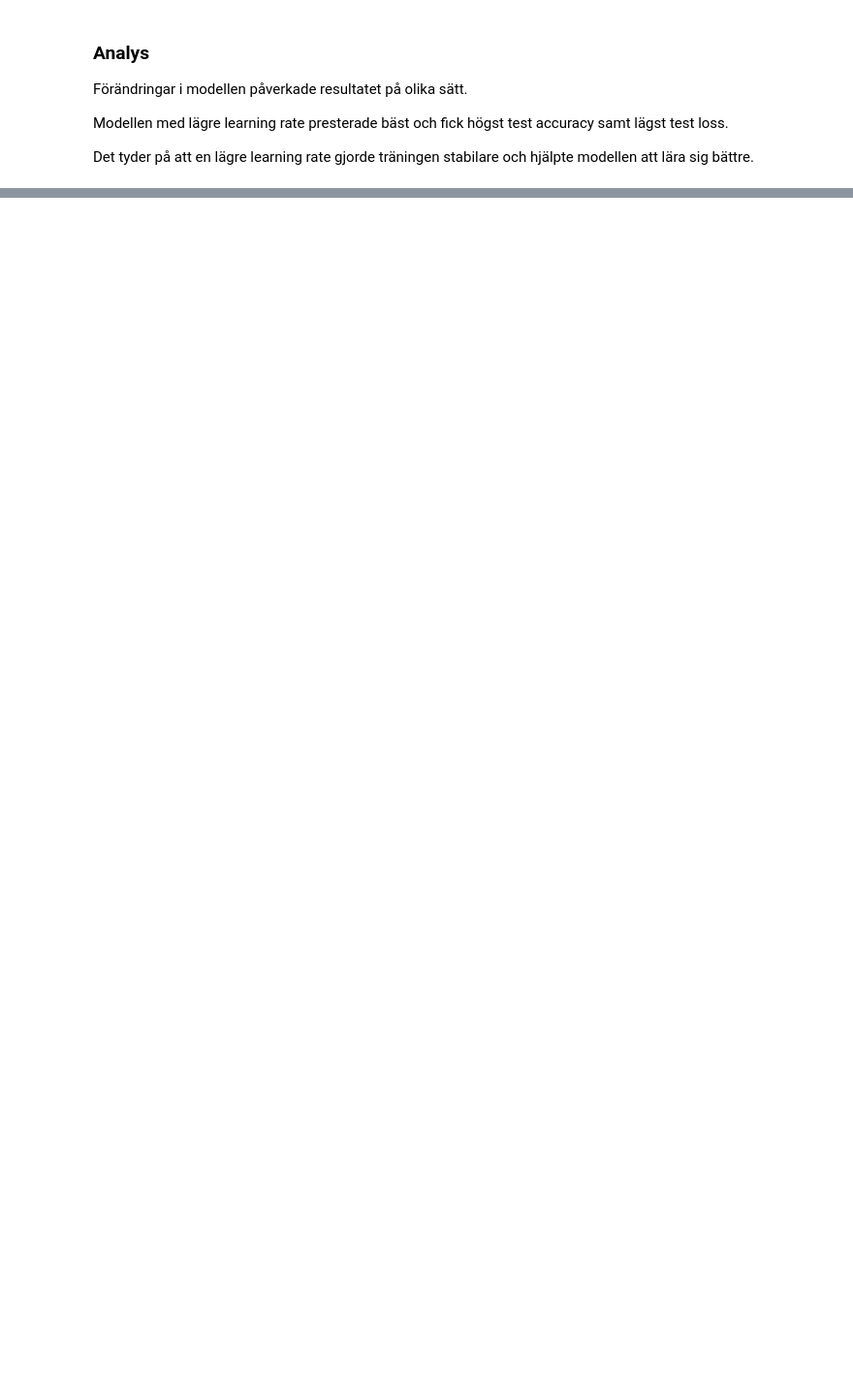
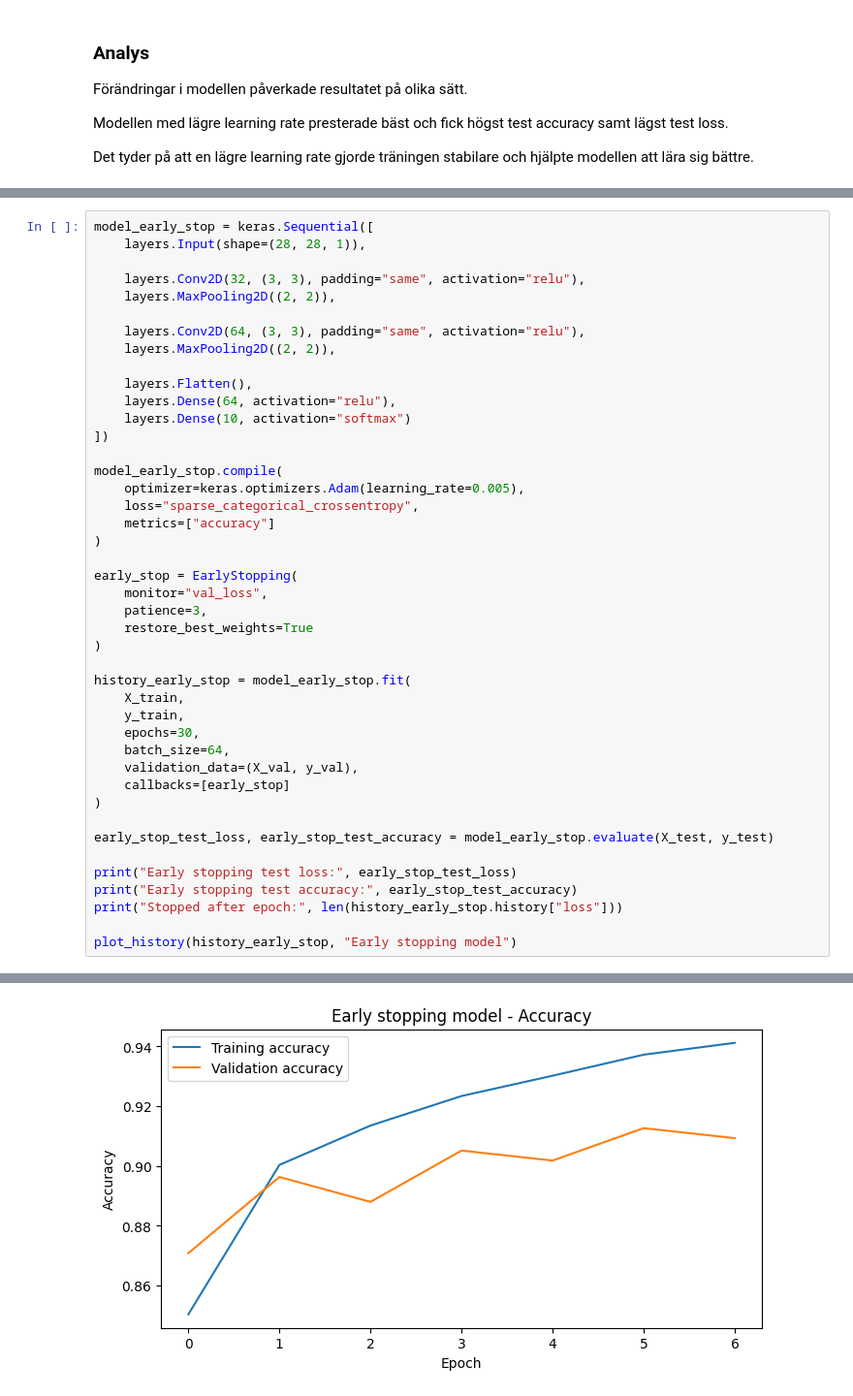
Before and after one commit to KevinCJohansson/Deep_learning, a Jupyter notebook: Notebook.ipynb, the cells around one changed output, grey strips where cells are left out. Shown at 97% size. Saved outputs shown, nothing was run; the diff lists cells and outputs as text; blank space fills up the shorter version.

```diff
--- a/Notebook.ipynb
+++ b/Notebook.ipynb
@@ -627,0 +707,44 @@ Det tyder på att en lägre learning rate gjorde träningen stabilare och hjälp
+# %%
+model_early_stop = keras.Sequential([
+    layers.Input(shape=(28, 28, 1)),
+
+    layers.Conv2D(32, (3, 3), padding="same", activation="relu"),
+    layers.MaxPooling2D((2, 2)),
+
+    layers.Conv2D(64, (3, 3), padding="same", activation="relu"),
+    layers.MaxPooling2D((2, 2)),
+
+    layers.Flatten(),
+    layers.Dense(64, activation="relu"),
+    layers.Dense(10, activation="softmax")
+])
+
+model_early_stop.compile(
+    optimizer=keras.optimizers.Adam(learning_rate=0.005),
+    loss="sparse_categorical_crossentropy",
+    metrics=["accuracy"]
+)
+
+early_stop = EarlyStopping(
+    monitor="val_loss",
+    patience=3,
+    restore_best_weights=True
+)
+
+history_early_stop = model_early_stop.fit(
+    X_train,
+    y_train,
+    epochs=30,
+    batch_size=64,
+    validation_data=(X_val, y_val),
+    callbacks=[early_stop]
+)
+
+early_stop_test_loss, early_stop_test_accuracy = model_early_stop.evaluate(X_test, y_test)
+
+print("Early stopping test loss:", early_stop_test_loss)
+print("Early stopping test accuracy:", early_stop_test_accuracy)
+print("Stopped after epoch:", len(history_early_stop.history["loss"]))
+
+plot_history(history_early_stop, "Early stopping model")
+# %% [output]
@@ -627,0 +769 @@ Det tyder på att en lägre learning rate gjorde träningen stabilare och hjälp
+[figure, added]
```
Also changed, not shown: parts of 20 cells of this notebook, 1 other file.
